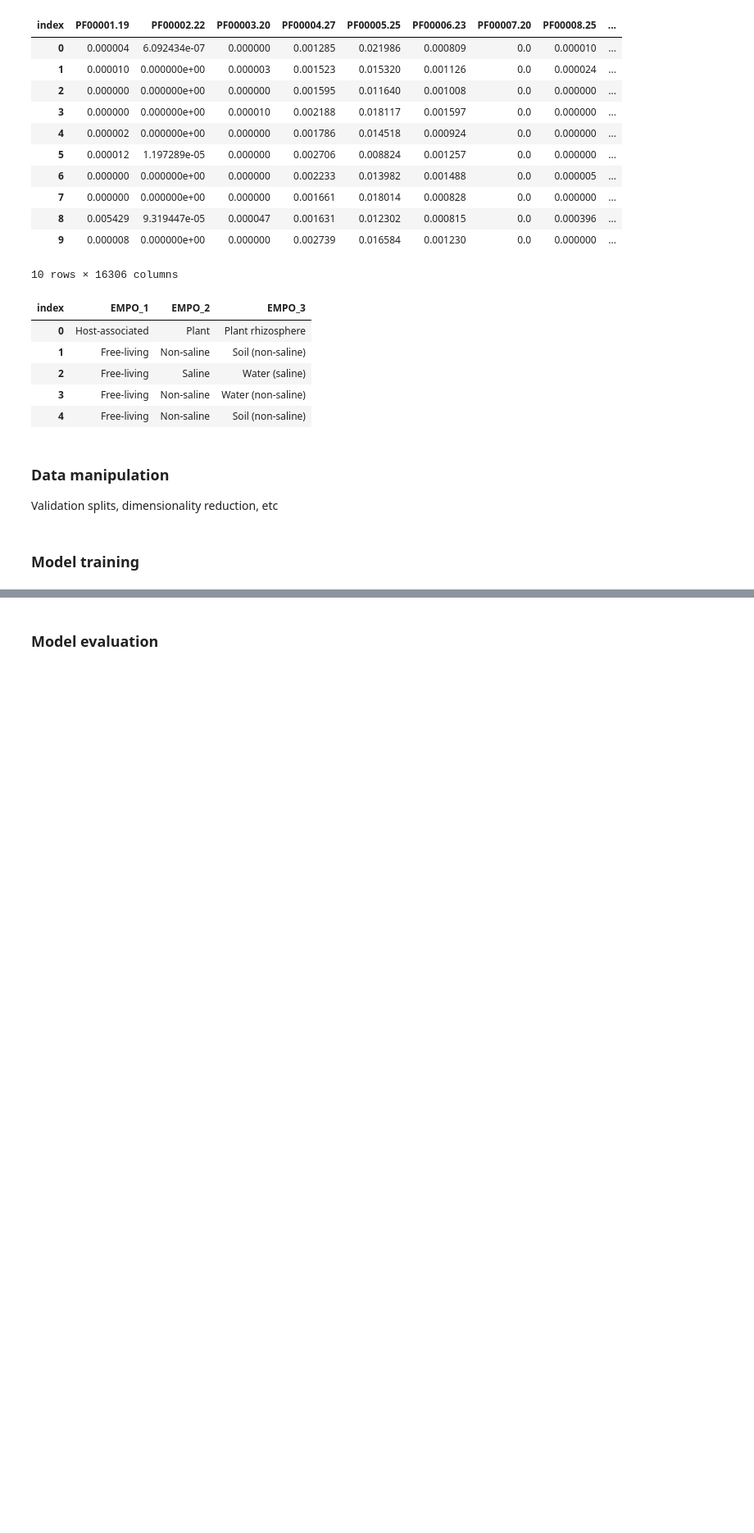
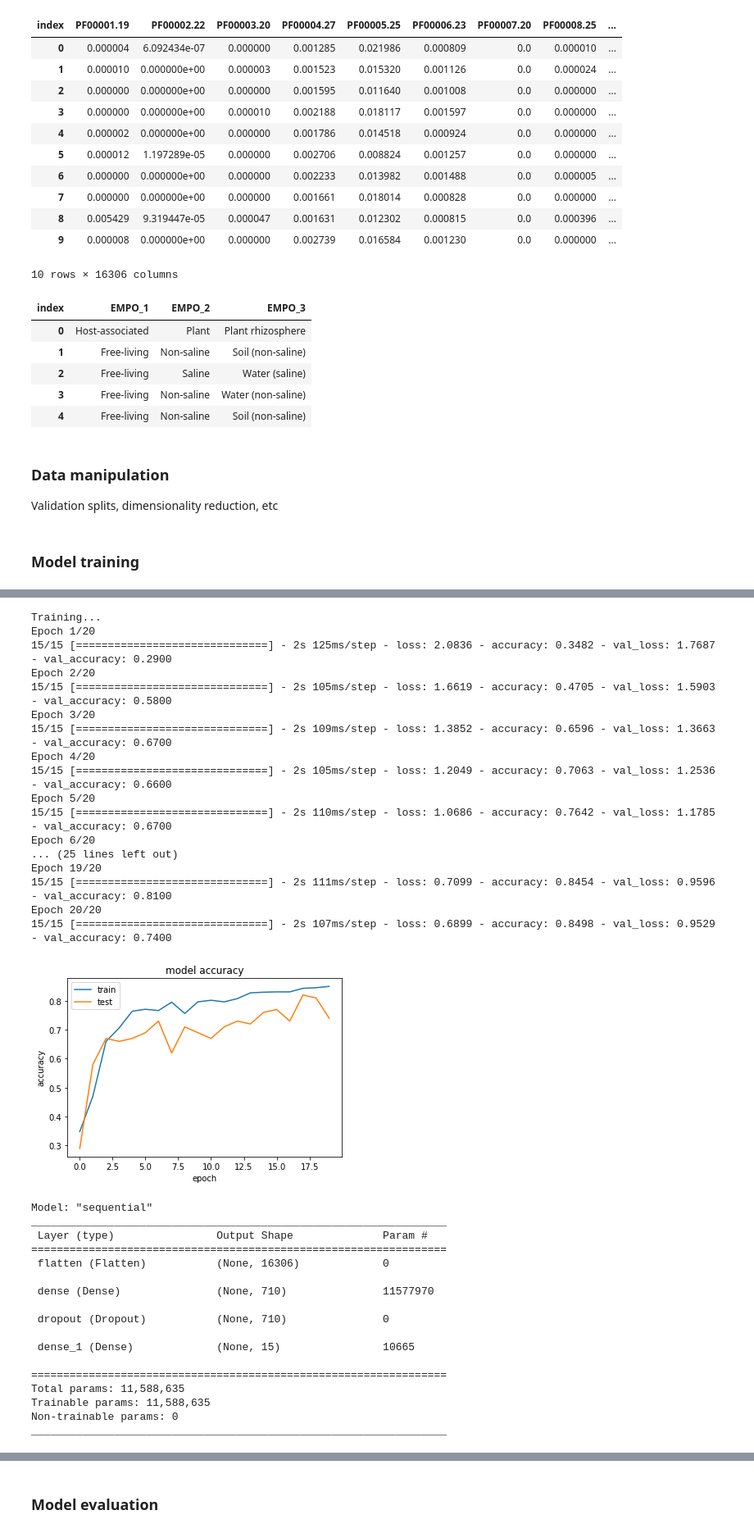
Before and after one commit to hlu17/Protein-Environment-Classification, a Jupyter notebook: modeling/neural_network.ipynb, the cells around one changed output, grey strips where cells are left out. Shown at 82% size. Cells and saved outputs as stored; diff of their text form; code cells hidden in the pictures; blank space fills up the shorter version.

Commit message:
add second set of hyperparameters of NN

```diff
--- a/modeling/neural_network.ipynb
+++ b/modeling/neural_network.ipynb
@@ -263,5 +257,53 @@ Total params: 15,897,643
 Trainable params: 15,897,643
 Non-trainable params: 0
 _________________________________________________________________
+# %%
+# hyperparameters from second run of Optuna (expect very similar results to above despite different params)
+nn1b = train_model(X_tr, Y_tr['EMPO_3_int'], 15,
+    hidden_layer_sizes=[710],
+    kernel_regularizer=2.0e-07,
+    bias_regularizer=1.4e-05,
+    activity_regularizer=5.7e-05,
+    dropout=0.021,
+    optimizer='Adam',
+    learning_rate=0.009,
+    batch_size=64,
+    num_epochs=20)
+# %% [output]
+Training...
+Epoch 1/20
+15/15 [==============================] - 2s 125ms/step - loss: 2.0836 - accuracy: 0.3482 - val_loss: 1.7687 - val_accuracy: 0.2900
+Epoch 2/20
+15/15 [==============================] - 2s 105ms/step - loss: 1.6619 - accuracy: 0.4705 - val_loss: 1.5903 - val_accuracy: 0.5800
+Epoch 3/20
+15/15 [==============================] - 2s 109ms/step - loss: 1.3852 - accuracy: 0.6596 - val_loss: 1.3663 - val_accuracy: 0.6700
+Epoch 4/20
+15/15 [==============================] - 2s 105ms/step - loss: 1.2049 - accuracy: 0.7063 - val_loss: 1.2536 - val_accuracy: 0.6600
+Epoch 5/20
+15/15 [==============================] - 2s 110ms/step - loss: 1.0686 - accuracy: 0.7642 - val_loss: 1.1785 - val_accuracy: 0.6700
+Epoch 6/20
+... (25 lines left out)
+Epoch 19/20
+15/15 [==============================] - 2s 111ms/step - loss: 0.7099 - accuracy: 0.8454 - val_loss: 0.9596 - val_accuracy: 0.8100
+Epoch 20/20
+15/15 [==============================] - 2s 107ms/step - loss: 0.6899 - accuracy: 0.8498 - val_loss: 0.9529 - val_accuracy: 0.7400
+[figure, added]
+Model: "sequential"
+_________________________________________________________________
+ Layer (type)                Output Shape              Param #
+=================================================================
+ flatten (Flatten)           (None, 16306)             0
+
+ dense (Dense)               (None, 710)               11577970
+
+ dropout (Dropout)           (None, 710)               0
+
+ dense_1 (Dense)             (None, 15)                10665
+
+=================================================================
+Total params: 11,588,635
+Trainable params: 11,588,635
+Non-trainable params: 0
+_________________________________________________________________
 # %%
 # model with 2 hidden layers
```
Also changed, not shown: parts of 11 cells of this notebook, 6 other files.
